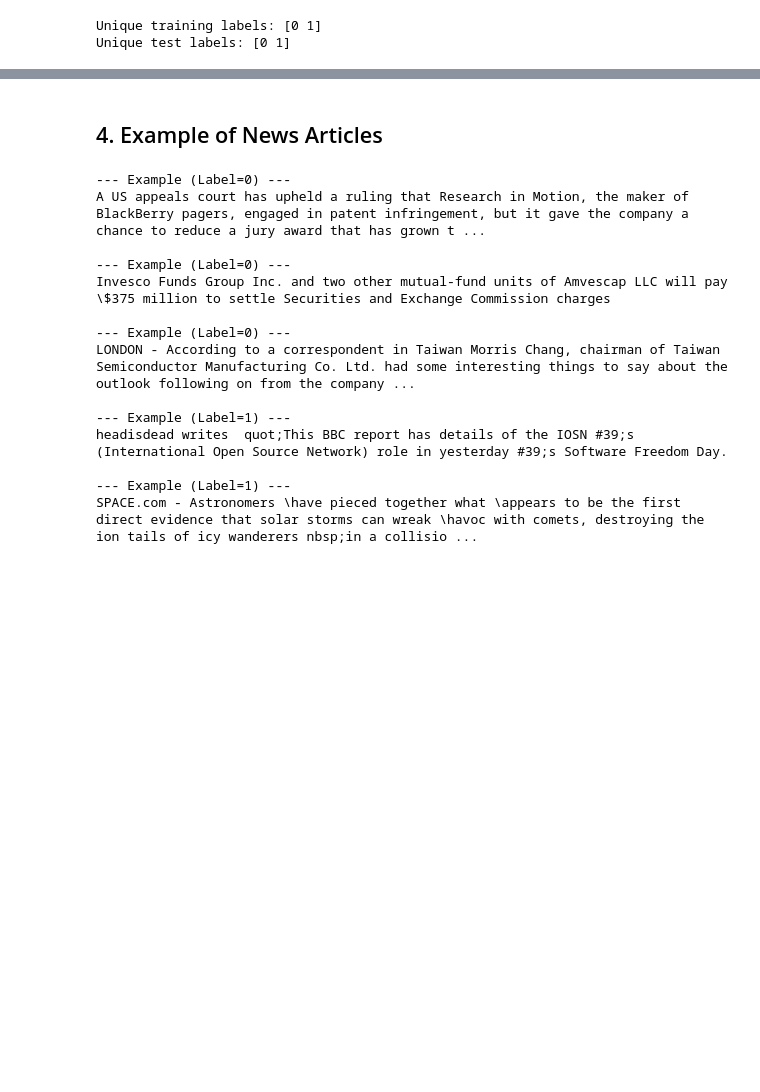
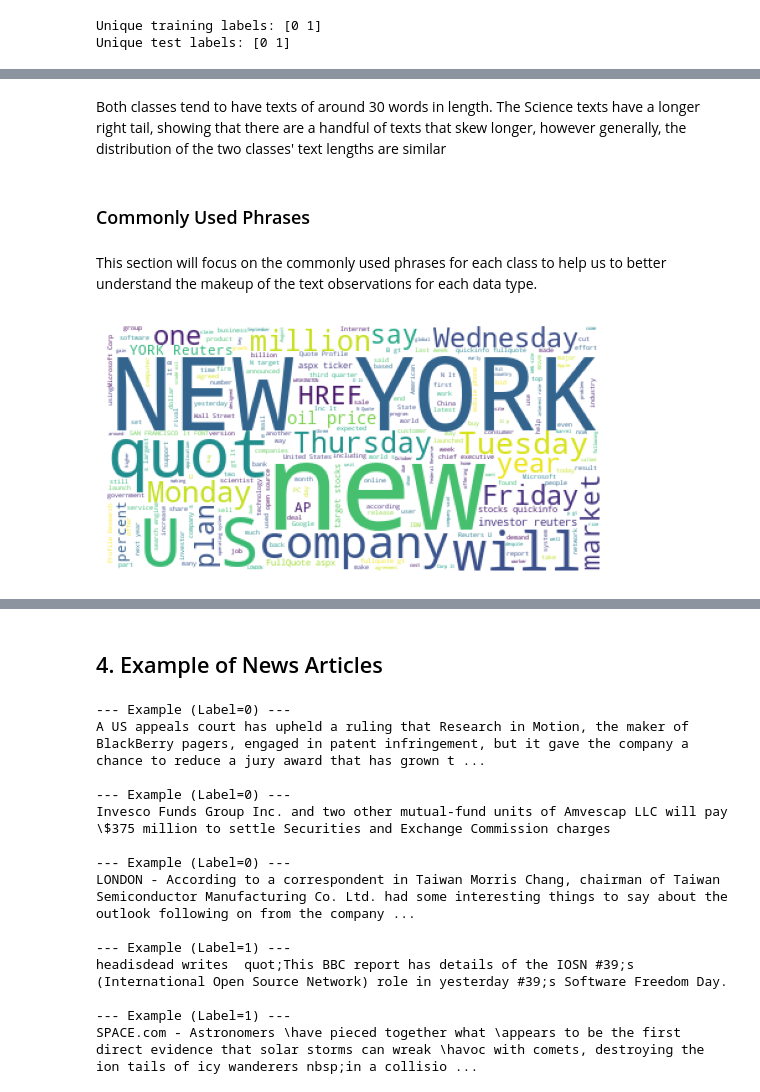
Before and after one commit to ehaley3/Advanced_Machine_Learning_Final_Project2025, a Jupyter notebook: AML_Final_Project_Group2.ipynb, the cells around one changed output, grey strips where cells are left out. Cells and saved outputs as stored; diff of their text form; code cells hidden in the pictures; blank space fills up the shorter version.

```diff
--- a/AML_Final_Project_Group2.ipynb
+++ b/AML_Final_Project_Group2.ipynb
@@ -174,0 +255,20 @@ array([21000, 21000])
+# %% [markdown]
+Both classes tend to have texts of around 30 words in length. The Science texts have a longer right tail, showing that there are a handful of texts that skew longer, however generally, the distribution of the two classes' text lengths are similar
+# %% [markdown]
+### Commonly Used Phrases
+# %% [markdown]
+This section will focus on the commonly used phrases for each class to help us to better understand the makeup of the text observations for each data type.
+# %%
+#decode the text to work with the wordcloud function
+text_decode = [x.decode("utf-8") for x in x_train]
+text = " ".join(text_decode)
+
+#create wordcloud
+wc = WordCloud(background_color="white").generate(text)
+
+#plot the wordcloud
+plt.imshow(wc)
+plt.axis("off")
+plt.show()
+# %% [output]
+[figure, added]
```
Also changed, not shown: parts of 41 cells of this notebook.
